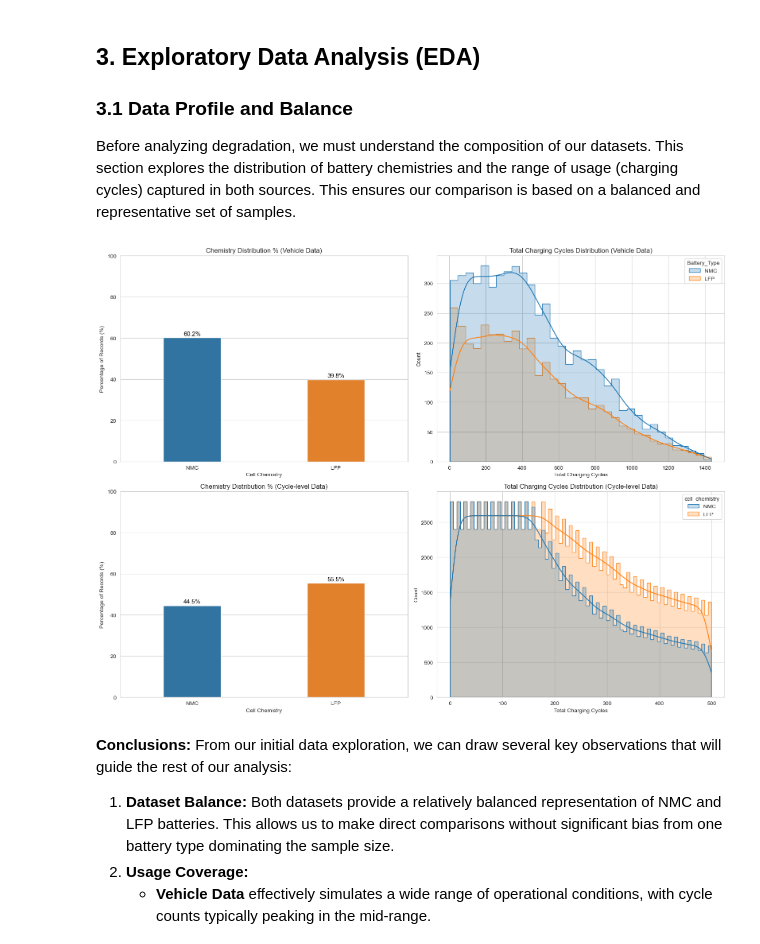
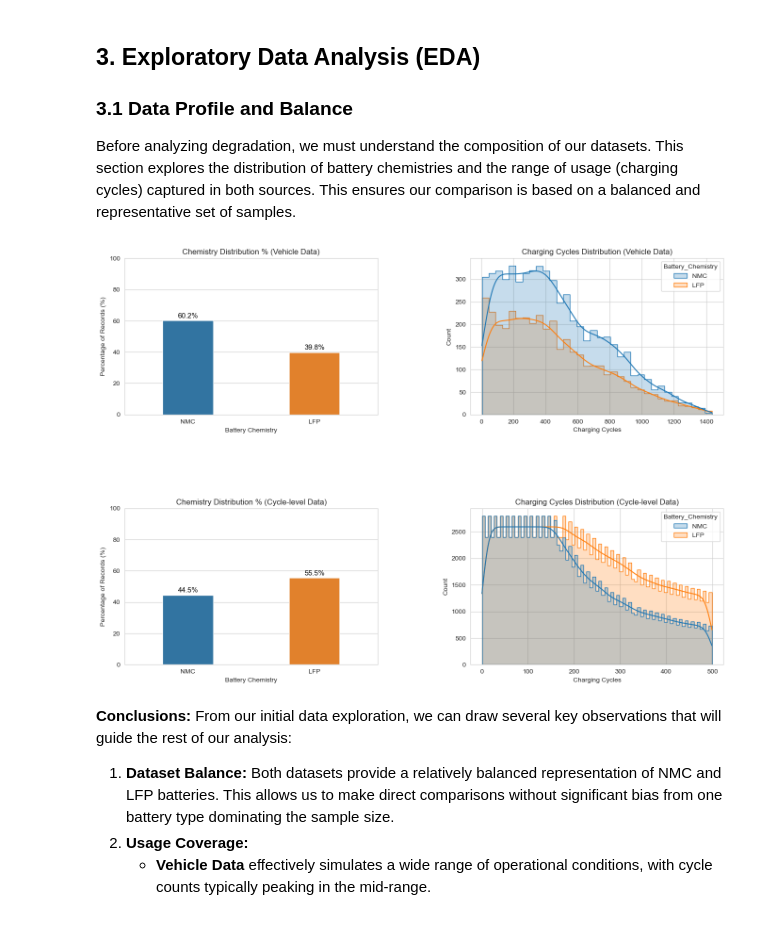
Before and after one commit to Ivan-Pelovski/Data-Science, a Jupyter notebook: NMC-vs-LFP.ipynb, the cells around one changed output. Drawn from its saved outputs; the diff is of its cells as text; code cells hidden in the pictures.

Commit message:
Data harmonization, column renaming, and unit standardization across datasets

```diff
--- a/NMC-vs-LFP.ipynb
+++ b/NMC-vs-LFP.ipynb
@@ -109,4 +154,0 @@ cycle_data['cell_chemistry'] = cycle_data['cell_chemistry'].replace({
-# %%
-# Filter for relevant types
-vehicle_data = vehicle_data[vehicle_data['Battery_Type'].isin(['NMC', 'LFP'])]
-cycle_data = cycle_data[cycle_data['cell_chemistry'].isin(['NMC', 'LFP'])]
@@ -127,22 +207,23 @@ Unique values now: ['NMC' 'LFP']
 ### 3.1 Data Profile and Balance
 Before analyzing degradation, we must understand the composition of our datasets. This section explores the distribution of battery chemistries and the range of usage (charging cycles) captured in both sources. This ensures our comparison is based on a balanced and representative set of samples.
 # %%
+# 1. Configuration
 chem_palette = {'NMC': '#1f77b4', 'LFP': '#ff7f0e'}
 chem_order = ['NMC', 'LFP']
-cycle_label = "Total Charging Cycles"
-chem_axis_label = "Cell Chemistry"
+cycle_label = "Charging Cycles"
+chem_axis_label = "Battery Chemistry"
 
 fig, axes = plt.subplots(2, 2, figsize=(16, 12))
 sns.set_style("whitegrid")
 
-# 1. VEHICLE-LEVEL DATASET
+# --- 1. VEHICLE-LEVEL DATASET ---
 
 # 1.1 Percentage Distribution (Vehicle)
-vehicle_dist = vehicle_data['Battery_Type'].value_counts(normalize=True).mul(100).reset_index()
-vehicle_dist.columns = ['Battery_Type', 'Percentage']
+vehicle_dist = vehicle_data['Battery_Chemistry'].value_counts(normalize=True).mul(100).reset_index()
+vehicle_dist.columns = ['Battery_Chemistry', 'Percentage']
 
-ax1 = sns.barplot(ax=axes[0, 0], data=vehicle_dist, x='Battery_Type', y='Percentage',
-                  palette=chem_palette, hue='Battery_Type', legend=False,
+ax1 = sns.barplot(ax=axes[0, 0], data=vehicle_dist, x='Battery_Chemistry', y='Percentage',
+                  palette=chem_palette, hue='Battery_Chemistry', legend=False,
                   width=0.4, order=chem_order)
 axes[0, 0].set_title('Chemistry Distribution % (Vehicle Data)')
 axes[0, 0].set_xlabel(chem_axis_label)
@@ -154,42 +235,42 @@ for p in ax1.patches:
                  ha='center', va='center', fontsize=11, color='black', xytext=(0, 7),
                  textcoords='offset points')
 
 # 1.2 Cycle Distribution (Vehicle)
-sns.histplot(ax=axes[0, 1], data=vehicle_data, x='Total_Charging_Cycles', hue='Battery_Type',
+sns.histplot(ax=axes[0, 1], data=vehicle_data, x='Charging_Cycles', hue='Battery_Chemistry',
              kde=True, palette=chem_palette, element="step", hue_order=chem_order)
 axes[0, 1].set_title(f'{cycle_label} Distribution (Vehicle Data)')
 axes[0, 1].set_xlabel(cycle_label)
 
 
-# 2. CYCLE-LEVEL DATASET
+# --- 2. CYCLE-LEVEL DATASET ---
 
 # 2.1 Percentage Distribution (Cycle-level)
-cycle_dist = cycle_data['cell_chemistry'].value_counts(normalize=True).mul(100).reset_index()
-cycle_dist.columns = ['cell_chemistry', 'Percentage']
+cycle_dist = cycle_data['Battery_Chemistry'].value_counts(normalize=True).mul(100).reset_index()
+cycle_dist.columns = ['Battery_Chemistry', 'Percentage']
 
-ax2 = sns.barplot(ax=axes[1, 0], data=cycle_dist, x='cell_chemistry', y='Percentage',
-                  palette=chem_palette, hue='cell_chemistry', legend=False,
+ax2 = sns.barplot(ax=axes[1, 0], data=cycle_dist, x='Battery_Chemistry', y='Percentage',
+                  palette=chem_palette, hue='Battery_Chemistry', legend=False,
                   width=0.4, order=chem_order)
 axes[1, 0].set_title('Chemistry Distribution % (Cycle-level Data)')
 axes[1, 0].set_xlabel(chem_axis_label)
 axes[1, 0].set_ylabel('Percentage of Records (%)')
 axes[1, 0].set_ylim(0, 100)
 
 for p in ax2.patches:
     ax2.annotate(f'{p.get_height():.1f}%', (p.get_x() + p.get_width() / 2., p.get_height()),
                  ha='center', va='center', fontsize=11, color='black', xytext=(0, 7),
                  textcoords='offset points')
 
 # 2.2 Cycle Distribution (Cycle-level)
-sns.histplot(ax=axes[1, 1], data=cycle_data, x='cycle', hue='cell_chemistry',
+sns.histplot(ax=axes[1, 1], data=cycle_data, x='Charging_Cycles', hue='Battery_Chemistry',
              kde=True, palette=chem_palette, element="step", hue_order=chem_order)
 axes[1, 1].set_title(f'{cycle_label} Distribution (Cycle-level Data)')
 axes[1, 1].set_xlabel(cycle_label)
 
-plt.tight_layout()
+plt.tight_layout(pad=10.0)
 plt.show()
 # %% [output]
-[figure, old version]
+[figure, new version]
 # %% [markdown]
 **Conclusions:** From our initial data exploration, we can draw several key observations that will guide the rest of our analysis:
 
```
Also changed, not shown: parts of 4 cells of this notebook.
